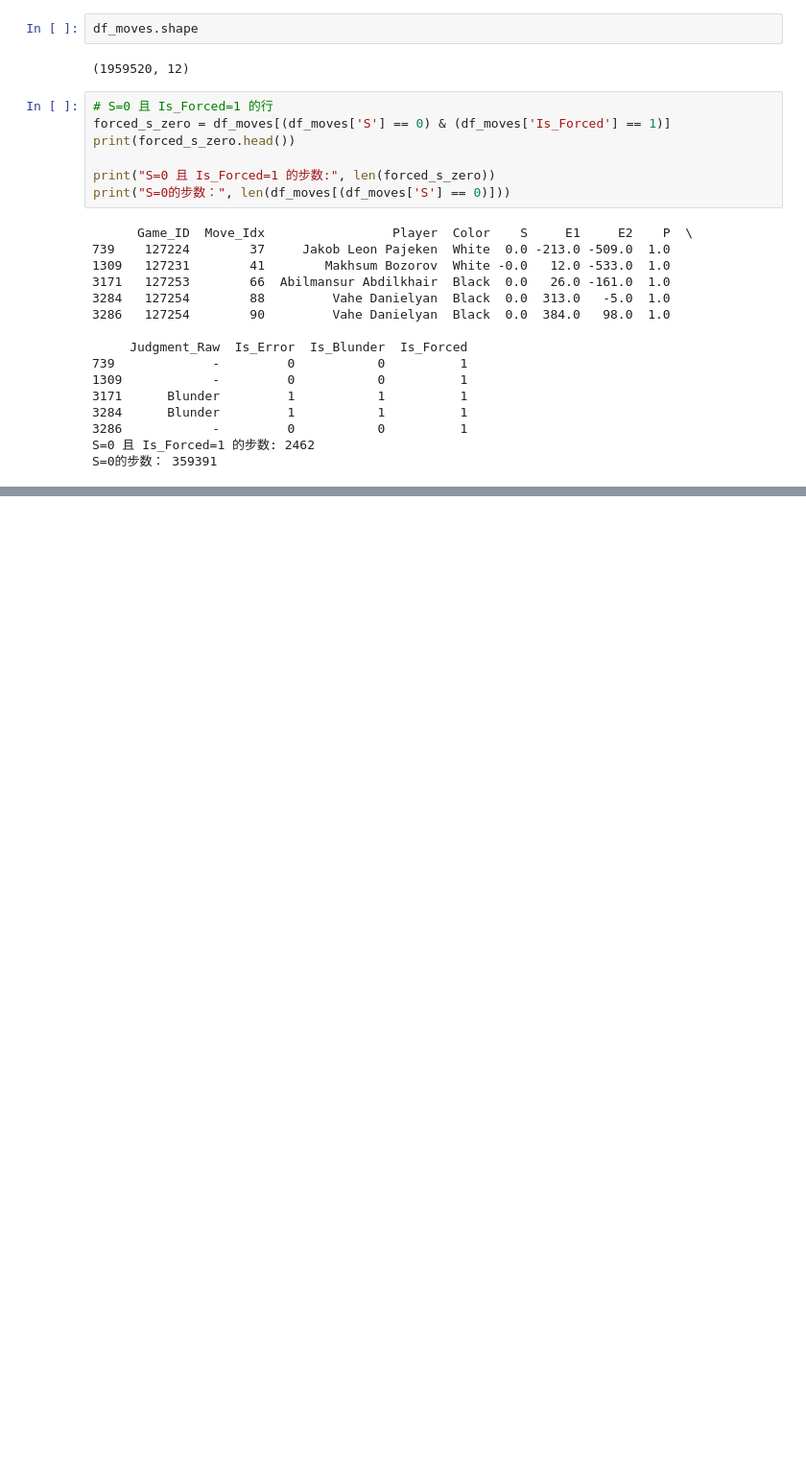
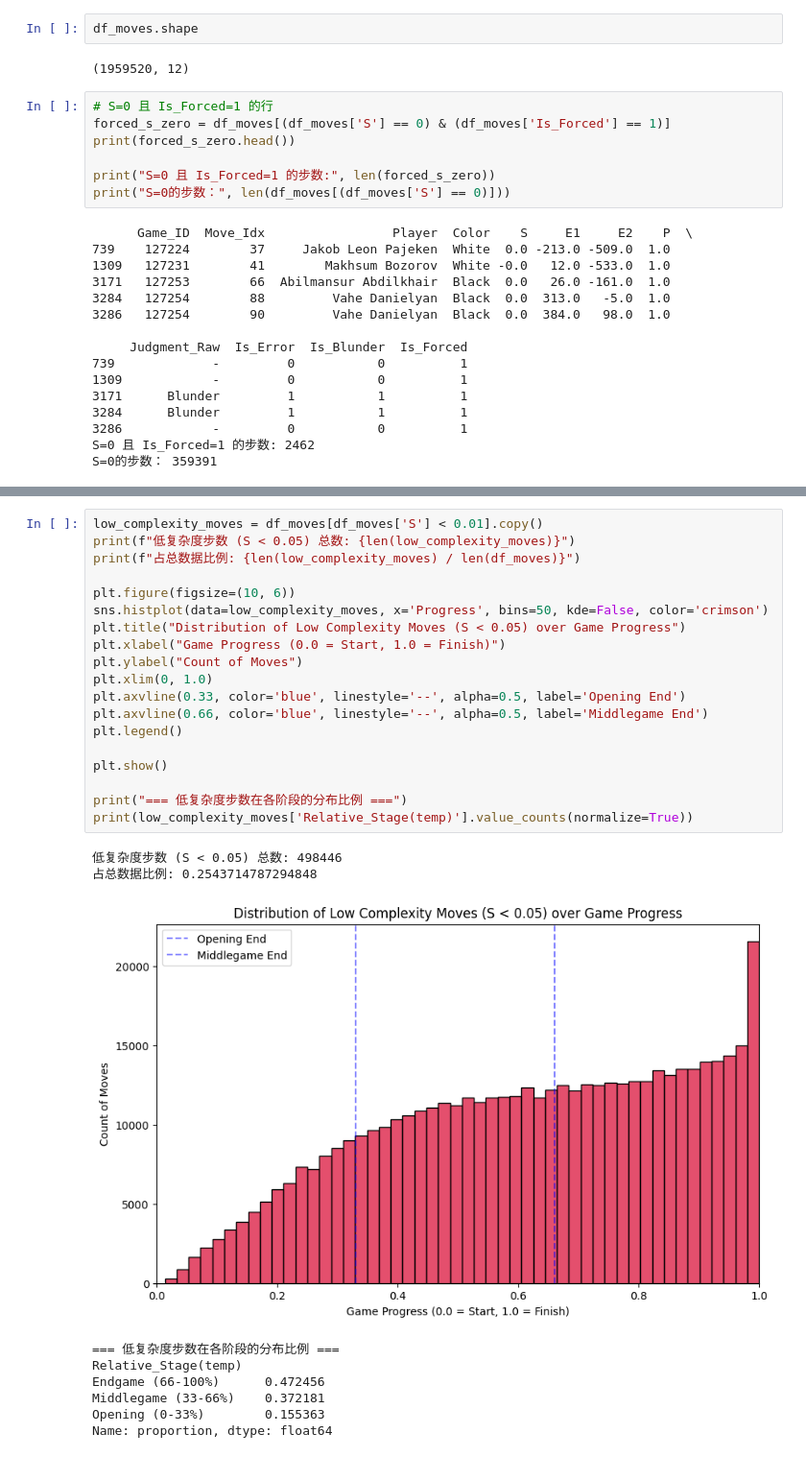
Before and after one commit to zZimablueee/Chess, a Jupyter notebook: complexity/analysis.ipynb, the cells around one changed output, grey strips where cells are left out. Shown at 96% size. Saved outputs shown, nothing was run; the diff lists cells and outputs as text; blank space fills up the shorter version.

```diff
--- a/complexity/analysis.ipynb
+++ b/complexity/analysis.ipynb
@@ -370,0 +413,29 @@ Name: count, Length: 61, dtype: int64
+# %%
+low_complexity_moves = df_moves[df_moves['S'] < 0.01].copy()
+print(f"低复杂度步数 (S < 0.05) 总数: {len(low_complexity_moves)}")
+print(f"占总数据比例: {len(low_complexity_moves) / len(df_moves)}")
+
+plt.figure(figsize=(10, 6))
+sns.histplot(data=low_complexity_moves, x='Progress', bins=50, kde=False, color='crimson')
+plt.title("Distribution of Low Complexity Moves (S < 0.05) over Game Progress")
+plt.xlabel("Game Progress (0.0 = Start, 1.0 = Finish)")
+plt.ylabel("Count of Moves")
+plt.xlim(0, 1.0)
+plt.axvline(0.33, color='blue', linestyle='--', alpha=0.5, label='Opening End')
+plt.axvline(0.66, color='blue', linestyle='--', alpha=0.5, label='Middlegame End')
+plt.legend()
+
+plt.show()
+
+print("=== 低复杂度步数在各阶段的分布比例 ===")
+print(low_complexity_moves['Relative_Stage(temp)'].value_counts(normalize=True))
+# %% [output]
+低复杂度步数 (S < 0.05) 总数: 498446
+占总数据比例: 0.2543714787294848
+[figure, added]
+=== 低复杂度步数在各阶段的分布比例 ===
+Relative_Stage(temp)
+Endgame (66-100%)      0.472456
+Middlegame (33-66%)    0.372181
+Opening (0-33%)        0.155363
+Name: proportion, dtype: float64
```
Also changed, not shown: parts of 5 cells of this notebook, 2 other files.
